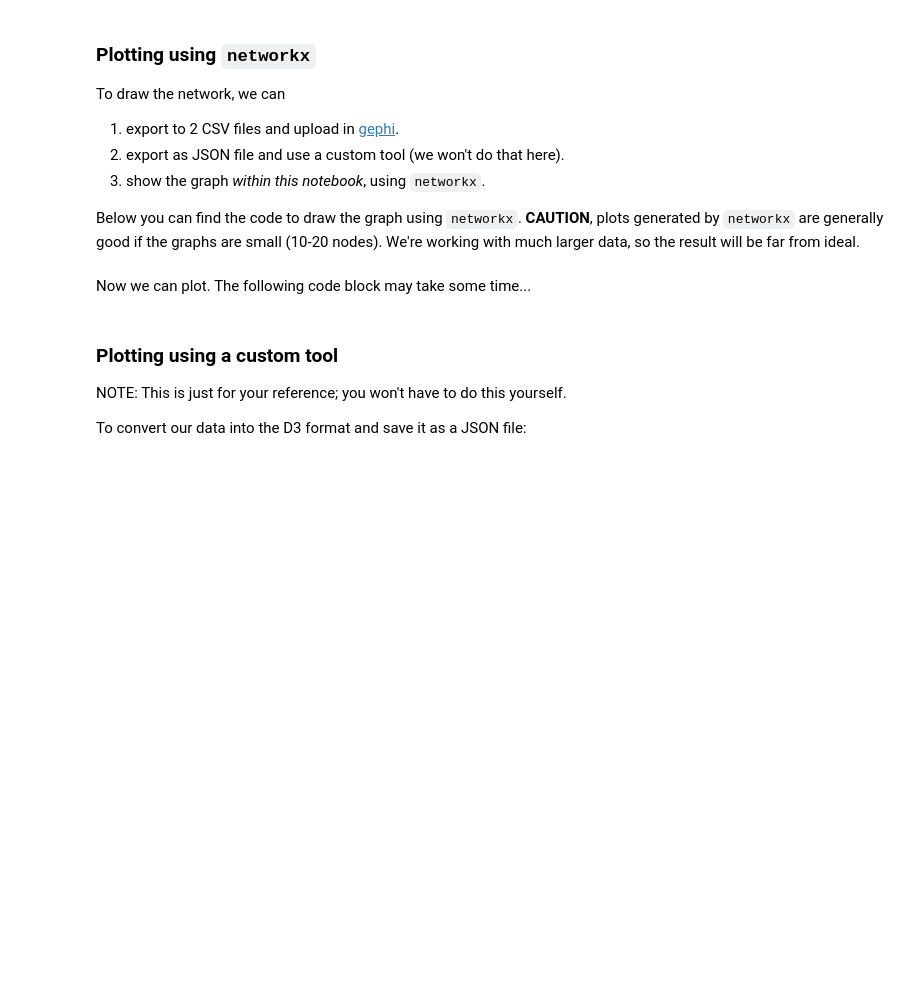
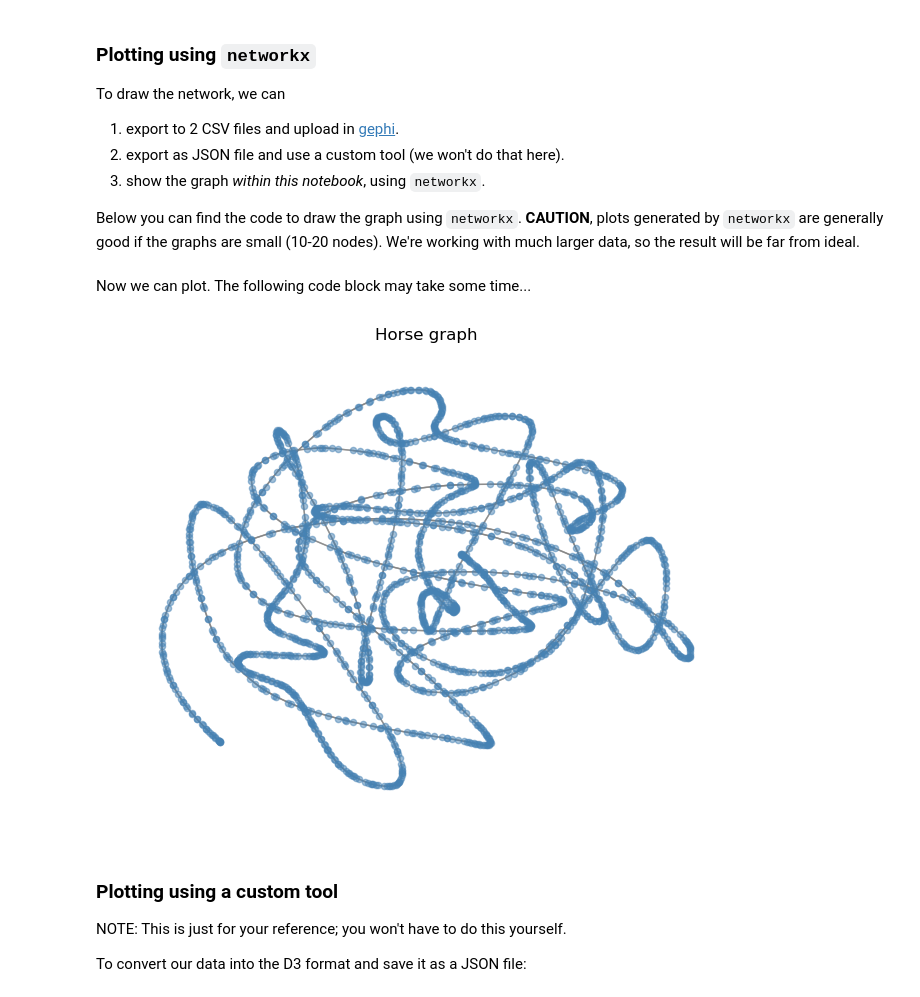
Before and after one commit to AugustWinderickx/Applied_Multivariate_Statistical_Analysis, a Jupyter notebook: Copy_of_topological_data_analysis_exercises.ipynb, the cells around one changed output. Cells and saved outputs as stored; diff of their text form; code cells hidden in the pictures; blank space fills up the shorter version.

```diff
--- a/Copy_of_topological_data_analysis_exercises.ipynb
+++ b/Copy_of_topological_data_analysis_exercises.ipynb
@@ -197,10 +515,12 @@ Now we can plot. The following code block may take some time...
 # %%
 G = create_networkx(horse_nodes, horse_knn_links)
-pos = nx.forceatlas2_layout(G, max_iter=200)  # positions for all nodes
+pos = forceatlas2_layout(G, max_iter=200)  # positions for all nodes
 # pos = nx.arf_layout(G)
 nx.draw(G, pos, node_color='steelblue', alpha=0.5, edge_color='gray', node_size=20)
 plt.title('Horse graph')
 plt.show()
+# %% [output]
+[figure, added]
 # %% [markdown]
 ### Plotting using a custom tool
 NOTE: This is just for your reference; you won't have to do this yourself.
```
Also changed, not shown: parts of 23 cells of this notebook, 5 other files.
